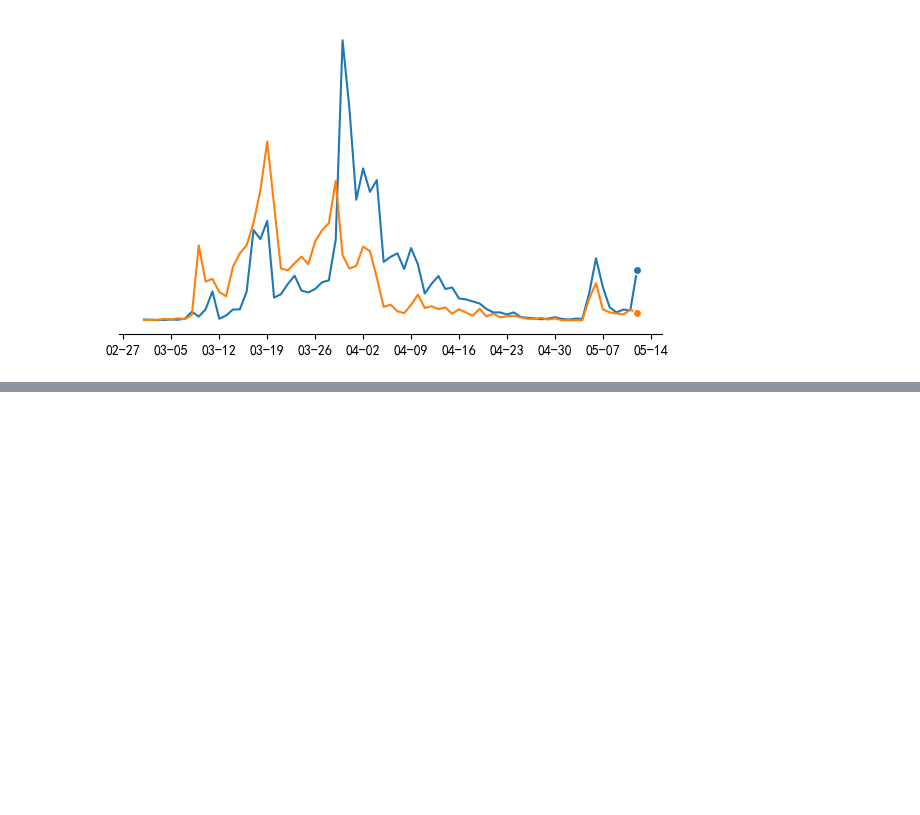
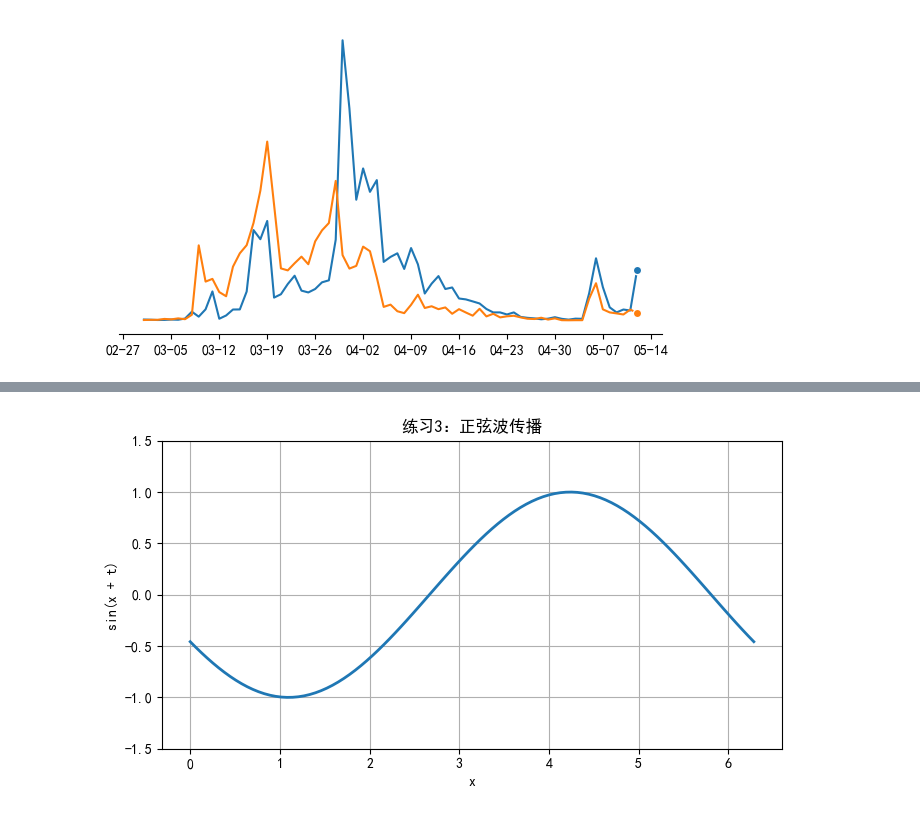
Before and after one commit to MercuryHaipeng/Python-Visualization-Tutorial, a Jupyter notebook: Chapter 6/6-2.ipynb, the cells around one changed output, grey strips where cells are left out. Saved outputs shown, nothing was run; the diff lists cells and outputs as text; code cells hidden in the pictures; blank space fills up the shorter version.

```diff
--- a/Chapter 6/6-2.ipynb
+++ b/Chapter 6/6-2.ipynb
@@ -66,0 +140,35 @@ ani.save('myline.gif',writer='pillow',fps=100)
+# %%
+# 3. 正弦波传播
+import numpy as np
+import matplotlib.pyplot as plt
+from matplotlib.animation import FuncAnimation
+
+plt.rcParams["font.sans-serif"] = ["SimHei"]  # 解决中文显示问题
+plt.rcParams["axes.unicode_minus"] = False
+# 创建画布和坐标轴
+fig, ax = plt.subplots(figsize=(8, 4))
+ax.set_ylim(-1.5, 1.5)
+ax.grid(True)  # 显示网格线
+
+x = np.linspace(0, 2 * np.pi, 100)
+line, = ax.plot(x, np.sin(x), lw=2)  # 绘制初始的正弦波
+
+
+def init():
+    line.set_ydata([np.nan] * len(x))  # 初始化数据为NaN，以便动画开始时从空白帧开始
+    return line,
+
+
+def update(frame):
+    line.set_ydata(np.sin(x + frame * 0.1)) # 更新正弦波的相位
+    return line,
+
+
+ani = FuncAnimation(fig, update, frames=100, init_func=init, blit=True, interval=50)
+plt.title("练习3：正弦波传播")
+plt.xlabel("x")
+plt.ylabel("sin(x + t)")\
+# plt.show()
+ani.save("sin(x).gif", writer="pillow", fps=30)
+# %% [output]
+[figure, added]
```
Also changed, not shown: parts of 5 cells of this notebook, 5 other files.
